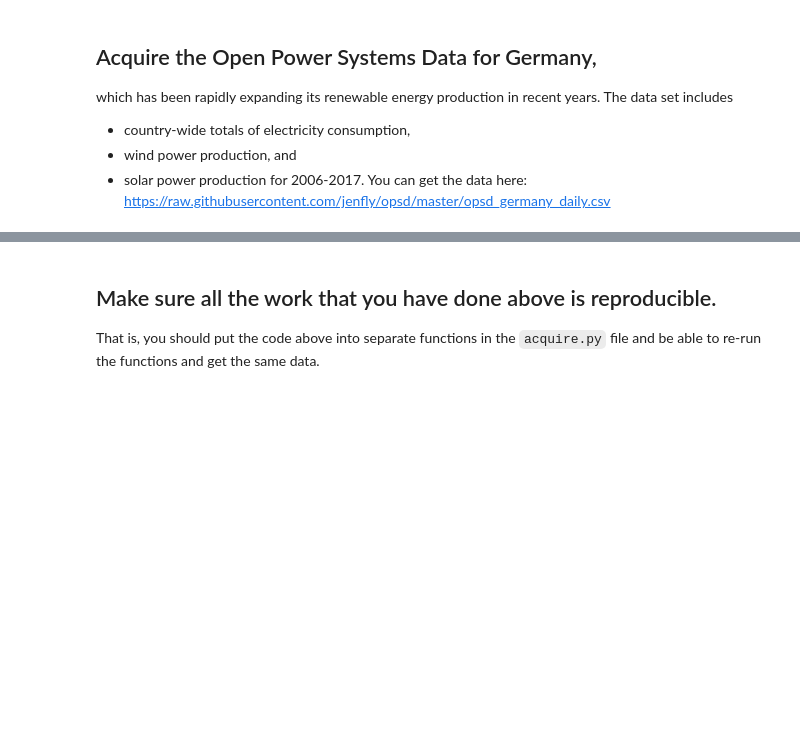
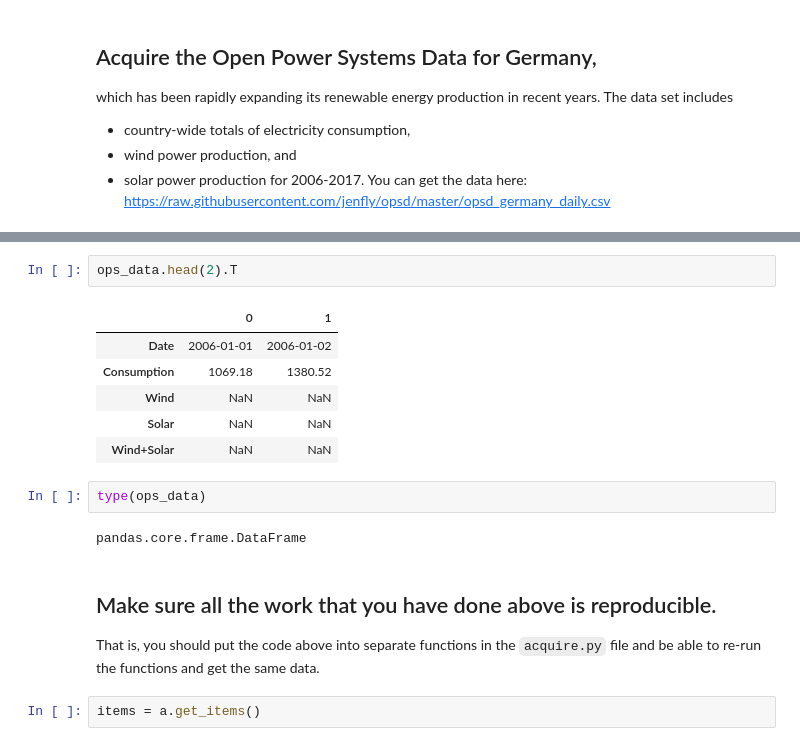
Before and after one commit to o0amandagomez0o/time-series-exercises, a Jupyter notebook: acquire_exercises.ipynb, the cells around one changed output, grey strips where cells are left out. Saved outputs shown, nothing was run; the diff lists cells and outputs as text; blank space fills up the shorter version.

```diff
--- a/acquire_exercises.ipynb
+++ b/acquire_exercises.ipynb
@@ -284,3 +308,18 @@ You can get the data here: https://raw.githubusercontent.com/jenfly/opsd/master/
+# %%
+ops_data.head(2).T
+# %% [output]
+|  | 0 | 1 |
+| Date | 2006-01-01 | 2006-01-02 |
+| Consumption | 1069.18 | 1380.52 |
+| Wind | NaN | NaN |
+| Solar | NaN | NaN |
+| Wind+Solar | NaN | NaN |
+# %%
+type(ops_data)
+# %% [output]
+pandas.core.frame.DataFrame
 # %% [markdown]
 ## Make sure all the work that you have done above is reproducible.
 That is, you should put the code above into separate functions in the `acquire.py` file and be able to re-run the functions and get the same data.
+# %%
+items = a.get_items()
```
Also changed, not shown: parts of 7 cells of this notebook, 2 other files.
